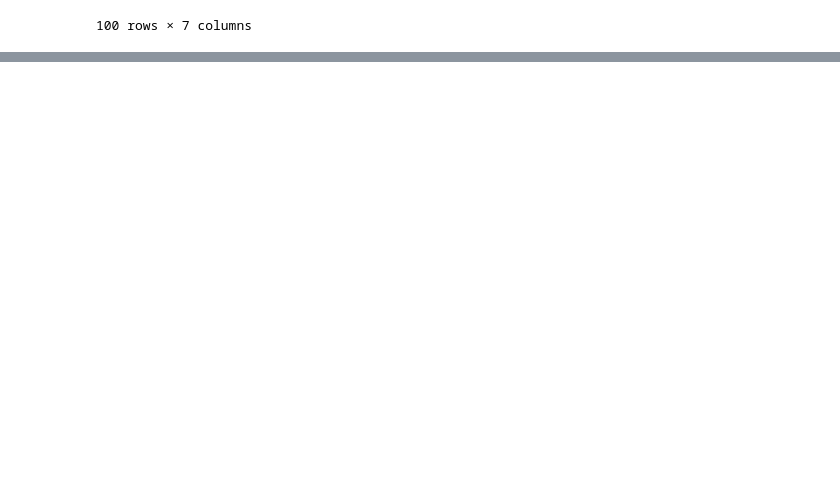
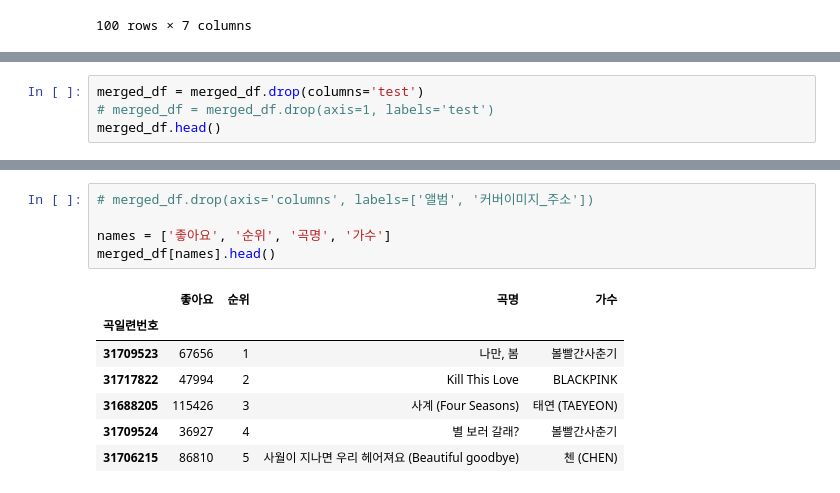
Before and after one commit to CodingSta/demo-ls-201904-pandas, a Jupyter notebook: Pandas 02.ipynb, the cells around one changed output, grey strips where cells are left out. Saved outputs shown, nothing was run; the diff lists cells and outputs as text; blank space fills up the shorter version.

```diff
--- a/Pandas 02.ipynb
+++ b/Pandas 02.ipynb
@@ -232,0 +237,4 @@ merged_df.sort_values('순위')
+# %%
+merged_df = merged_df.drop(columns='test')
+# merged_df = merged_df.drop(axis=1, labels='test')
+merged_df.head()
@@ -232,0 +249,13 @@ merged_df.sort_values('순위')
+# %%
+# merged_df.drop(axis='columns', labels=['앨범', '커버이미지_주소'])
+
+names = ['좋아요', '순위', '곡명', '가수']
+merged_df[names].head()
+# %% [output]
+|  | 좋아요 | 순위 | 곡명 | 가수 |
+| 곡일련번호 |  |  |  |  |
+| 31709523 | 67656 | 1 | 나만, 봄 | 볼빨간사춘기 |
+| 31717822 | 47994 | 2 | Kill This Love | BLACKPINK |
+| 31688205 | 115426 | 3 | 사계 (Four Seasons) | 태연 (TAEYEON) |
+| 31709524 | 36927 | 4 | 별 보러 갈래? | 볼빨간사춘기 |
+| 31706215 | 86810 | 5 | 사월이 지나면 우리 헤어져요 (Beautiful goodbye) | 첸 (CHEN) |
```
Also changed, not shown: parts of 2 cells of this notebook.
